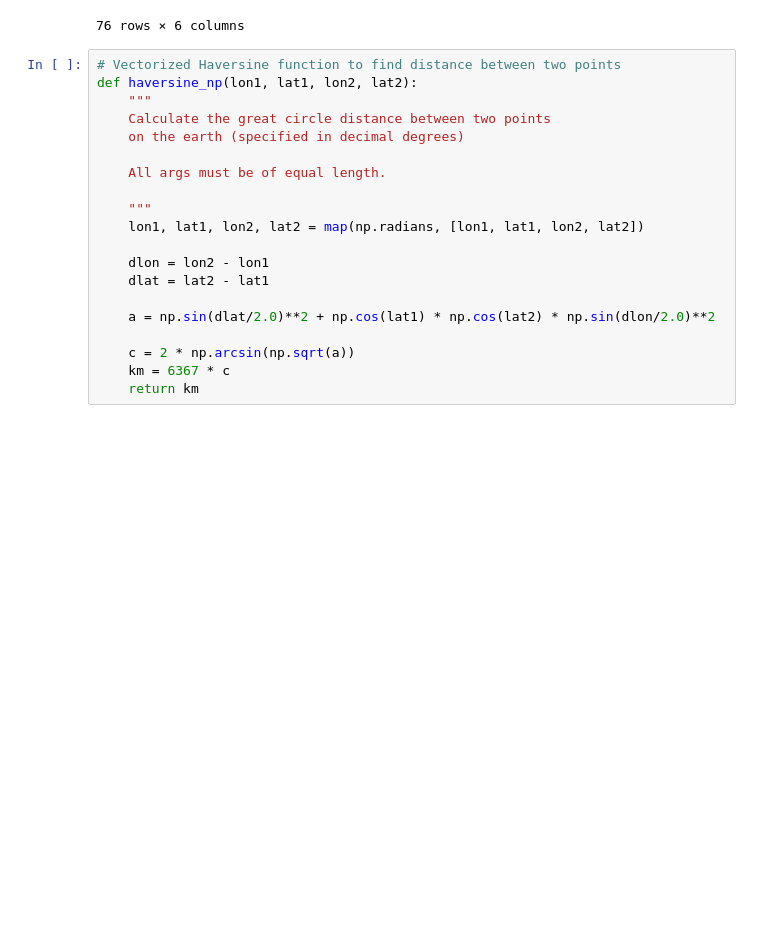
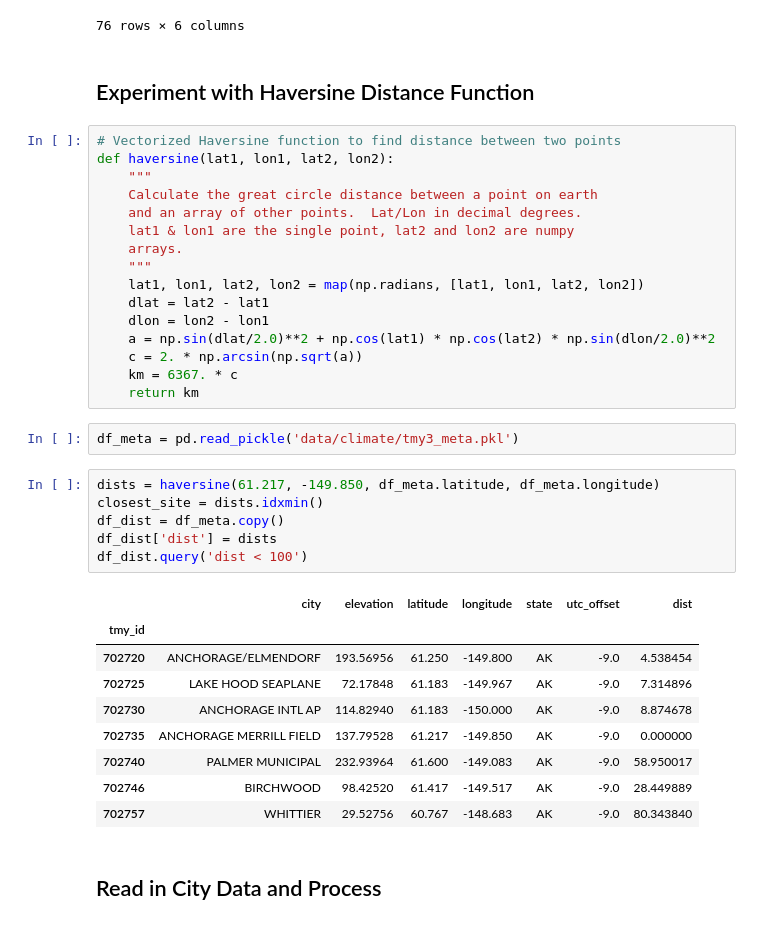
Before and after one commit to alanmitchell/heat-pump-calc, a Jupyter notebook: hp_calc_prep.ipynb, the cells around one changed output. Cells and saved outputs as stored; diff of their text form; blank space fills up the shorter version.

```diff
--- a/hp_calc_prep.ipynb
+++ b/hp_calc_prep.ipynb
@@ -124,23 +124,41 @@ df_meta
 | 704540 | ADAK NAS | 16.40420 | 51.883 | -176.650 | AK | -10.0 |
 | 704890 | DUTCH HARBOR | 13.12336 | 53.900 | -166.550 | AK | -9.0 |
 76 rows × 6 columns
+# %% [markdown]
+## Experiment with Haversine Distance Function
 # %%
 # Vectorized Haversine function to find distance between two points
-def haversine_np(lon1, lat1, lon2, lat2):
+def haversine(lat1, lon1, lat2, lon2):
     """
-    Calculate the great circle distance between two points
-    on the earth (specified in decimal degrees)
-
-    All args must be of equal length.
-
+    Calculate the great circle distance between a point on earth
+    and an array of other points.  Lat/Lon in decimal degrees.
+    lat1 & lon1 are the single point, lat2 and lon2 are numpy
+    arrays.
     """
-    lon1, lat1, lon2, lat2 = map(np.radians, [lon1, lat1, lon2, lat2])
-
+    lat1, lon1, lat2, lon2 = map(np.radians, [lat1, lon1, lat2, lon2])
+    dlat = lat2 - lat1
     dlon = lon2 - lon1
-    dlat = lat2 - lat1
-
     a = np.sin(dlat/2.0)**2 + np.cos(lat1) * np.cos(lat2) * np.sin(dlon/2.0)**2
-
-    c = 2 * np.arcsin(np.sqrt(a))
-    km = 6367 * c
+    c = 2. * np.arcsin(np.sqrt(a))
+    km = 6367. * c
     return km
+# %%
+df_meta = pd.read_pickle('data/climate/tmy3_meta.pkl')
+# %%
+dists = haversine(61.217, -149.850, df_meta.latitude, df_meta.longitude)
+closest_site = dists.idxmin()
+df_dist = df_meta.copy()
+df_dist['dist'] = dists
+df_dist.query('dist < 100')
+# %% [output]
+|  | city | elevation | latitude | longitude | state | utc_offset | dist |
+| tmy_id |  |  |  |  |  |  |  |
+| 702720 | ANCHORAGE/ELMENDORF | 193.56956 | 61.250 | -149.800 | AK | -9.0 | 4.538454 |
+| 702725 | LAKE HOOD SEAPLANE | 72.17848 | 61.183 | -149.967 | AK | -9.0 | 7.314896 |
+| 702730 | ANCHORAGE INTL AP | 114.82940 | 61.183 | -150.000 | AK | -9.0 | 8.874678 |
+| 702735 | ANCHORAGE MERRILL FIELD | 137.79528 | 61.217 | -149.850 | AK | -9.0 | 0.000000 |
+| 702740 | PALMER MUNICIPAL | 232.93964 | 61.600 | -149.083 | AK | -9.0 | 58.950017 |
+| 702746 | BIRCHWOOD | 98.42520 | 61.417 | -149.517 | AK | -9.0 | 28.449889 |
+| 702757 | WHITTIER | 29.52756 | 60.767 | -148.683 | AK | -9.0 | 80.343840 |
+# %% [markdown]
+## Read in City Data and Process
```
Also changed, not shown: parts of 4 cells of this notebook, 1 other file.
